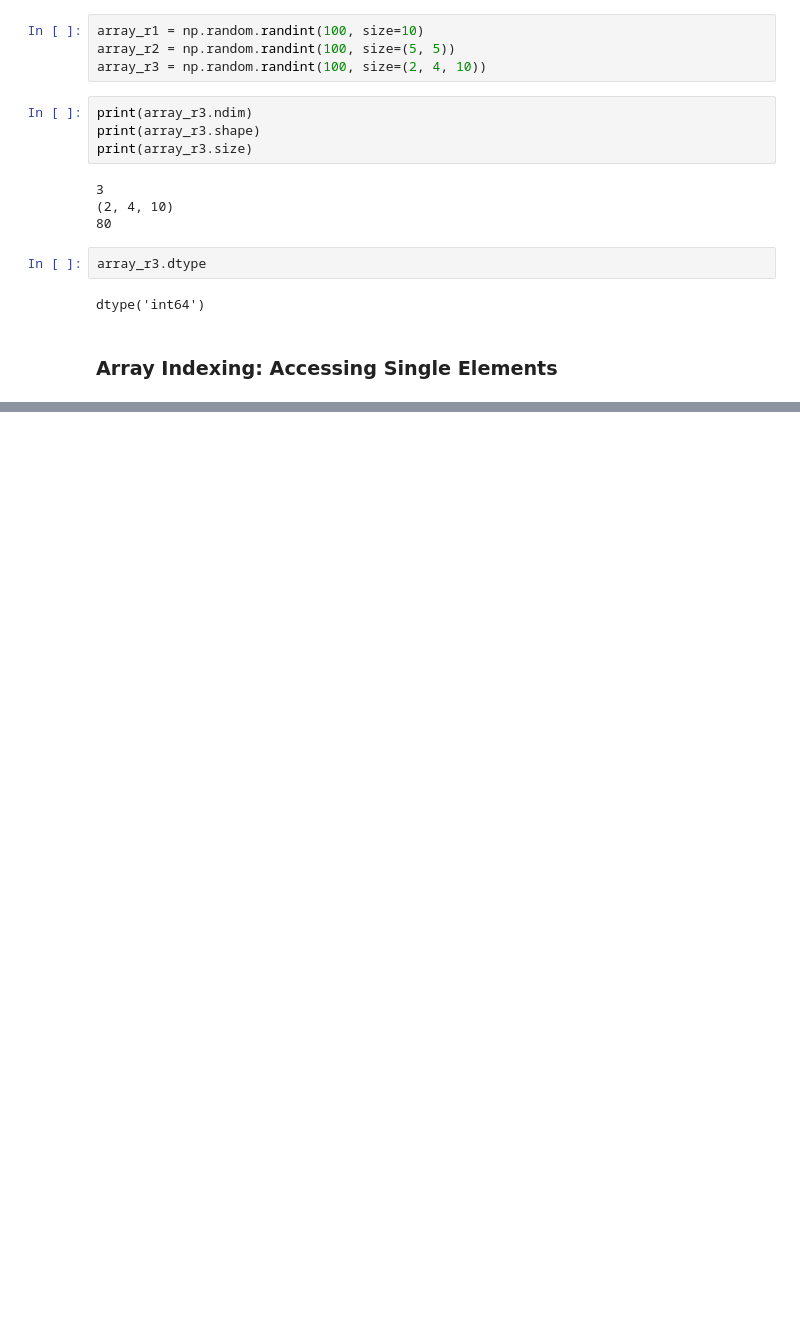
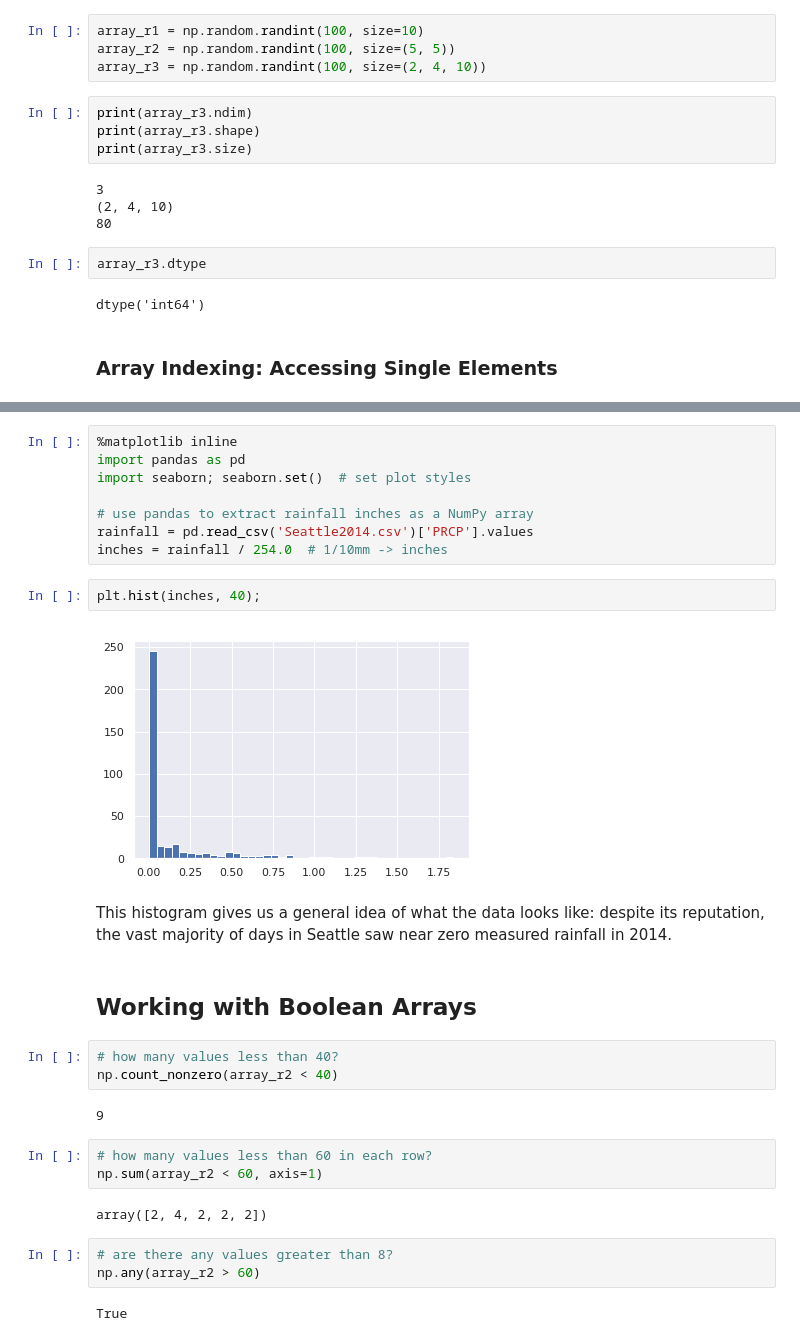
Before and after one commit to DCIDA2019/da2019-Oscar2401, a Jupyter notebook: Semana1/Tareas/tarea_1.ipynb, the cells around one changed output, grey strips where cells are left out. Saved outputs shown, nothing was run; the diff lists cells and outputs as text; blank space fills up the shorter version.

```diff
--- a/Semana1/Tareas/tarea_1.ipynb
+++ b/Semana1/Tareas/tarea_1.ipynb
@@ -213,0 +348,31 @@ dtype('int64')
+# %%
+%matplotlib inline
+import pandas as pd
+import seaborn; seaborn.set()  # set plot styles
+
+# use pandas to extract rainfall inches as a NumPy array
+rainfall = pd.read_csv('Seattle2014.csv')['PRCP'].values
+inches = rainfall / 254.0  # 1/10mm -> inches
+# %%
+plt.hist(inches, 40);
+# %% [output]
+[figure, added]
+# %% [markdown]
+This histogram gives us a general idea of what the data looks like: despite its reputation, the vast majority of days in Seattle saw near zero measured rainfall in 2014.
+# %% [markdown]
+## Working with Boolean Arrays
+# %%
+# how many values less than 40?
+np.count_nonzero(array_r2 < 40)
+# %% [output]
+9
+# %%
+# how many values less than 60 in each row?
+np.sum(array_r2 < 60, axis=1)
+# %% [output]
+array([2, 4, 2, 2, 2])
+# %%
+# are there any values greater than 8?
+np.any(array_r2 > 60)
+# %% [output]
+True
```
Also changed, not shown: parts of 56 cells of this notebook, 1 other file.
